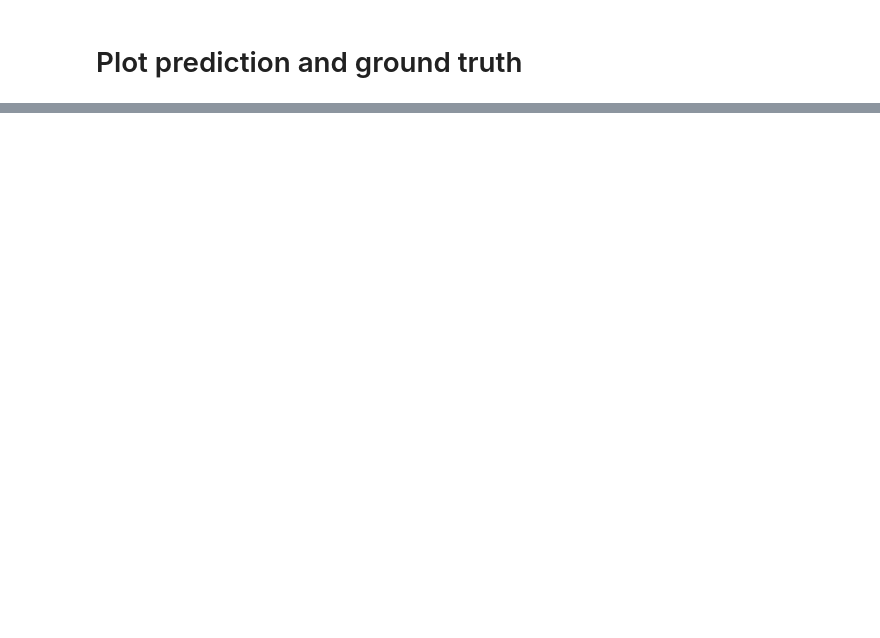
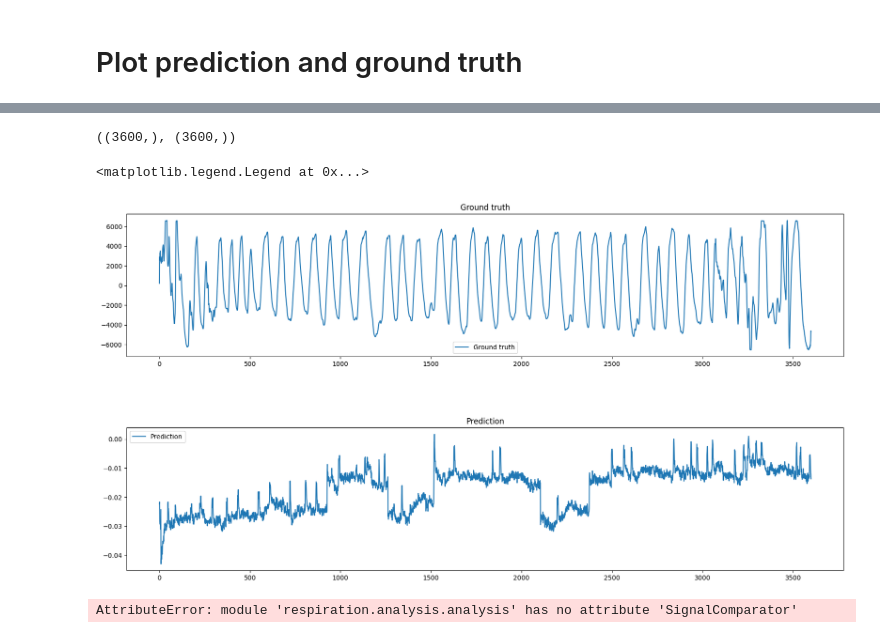
Before and after one commit to pzierahn/respiration, a Jupyter notebook: notebooks/04-Support/plot_signals.ipynb, the cells around one changed output, grey strips where cells are left out. Cells and saved outputs as stored; diff of their text form; code cells hidden in the pictures; blank space fills up the shorter version.

Commit message:
Fix plot_signals.ipynb

```diff
--- a/notebooks/04-Support/plot_signals.ipynb
+++ b/notebooks/04-Support/plot_signals.ipynb
@@ -6,16 +6,8 @@ import pandas as pd
 import respiration.utils as utils
 
 signals_dir = utils.dir_path('outputs', 'signals')
+predictions_file = utils.join_paths(signals_dir, 'transformer_predictions.csv')
 
-predictions_file = utils.join_paths(signals_dir, 'raft_predictions.csv')
 predictions = pd.read_csv(predictions_file)
-predictions['signal_uv'] = predictions['signal_uv'].apply(eval).apply(np.array)
-predictions['signal_uv_std'] = predictions['signal_uv_std'].apply(eval).apply(np.array)
-predictions['signal_v'] = predictions['signal_v'].apply(eval).apply(np.array)
-predictions['signal_v_std'] = predictions['signal_v_std'].apply(eval).apply(np.array)
+predictions['signal'] = predictions['signal'].apply(eval).apply(np.array)
 predictions.head()
-
-# predictions_file = utils.join_paths(signals_dir, 'fine_tuned_predictions.csv')
-# predictions = pd.read_csv(predictions_file)
-# predictions['signal'] = predictions['signal'].apply(eval).apply(np.array)
-# predictions.head()
@@ -24,43 +23,48 @@ from respiration.dataset import VitalCamSet
 
 dataset = VitalCamSet()
 # %%
-subject = 'Proband23'
-model = 'raft_large'
-# model = '20240509_144815'
+subject = 'Proband21'
+model = '20240710_220756'
 
 prediction = predictions[
     (predictions['model'] == model) &
-    (predictions['subject'] == subject) &
-    (predictions['roi'] == 'chest')]
+    (predictions['subject'] == subject)]
 
-signal_v = prediction['signal_v'].values[0]
-sampling_rate = prediction['sampling_rate'].values[0]
+signal = prediction['signal'].values[0]
+sampling_rate = 30
 
 gt_signal = dataset.get_breathing_signal(subject, '101_natural_lighting')
-gt_signal = gt_signal[:len(signal_v)]
+gt_signal = gt_signal[:len(signal)]
 
-gt_signal.shape, signal_v.shape
+gt_signal.shape, signal.shape
+# %% [output]
+((3600,), (3600,))
 # %%
 import matplotlib.pyplot as plt
 
 # Plot the raw signals in two separate figures
 fig, axs = plt.subplots(2, 1, figsize=(20, 10))
 
 # Add some space between the two figures
 plt.subplots_adjust(hspace=0.5)
 
 axs[0].plot(gt_signal, label='Ground truth')
 axs[0].set_title('Ground truth')
 axs[0].legend()
 
-axs[1].plot(signal_v, label='Prediction')
+axs[1].plot(signal, label='Prediction')
 axs[1].set_title('Prediction')
 axs[1].legend()
+# %% [output]
+<matplotlib.legend.Legend at 0x...>
+[figure, added]
 # %%
 import respiration.analysis as analysis
 
-compare = analysis.SignalComparator(signal_v, gt_signal, sampling_rate, detrend_tarvainen=False)
+compare = analysis.SignalComparator(signal, gt_signal, sampling_rate)
 compare.errors()
+# %% [output]
+AttributeError: module 'respiration.analysis.analysis' has no attribute 'SignalComparator'
 # %%
 plt.figure(figsize=(20, 5))
 plt.plot(compare.ground_truth, label='Ground truth')
```
Also changed, not shown: parts of 2 cells of this notebook.
